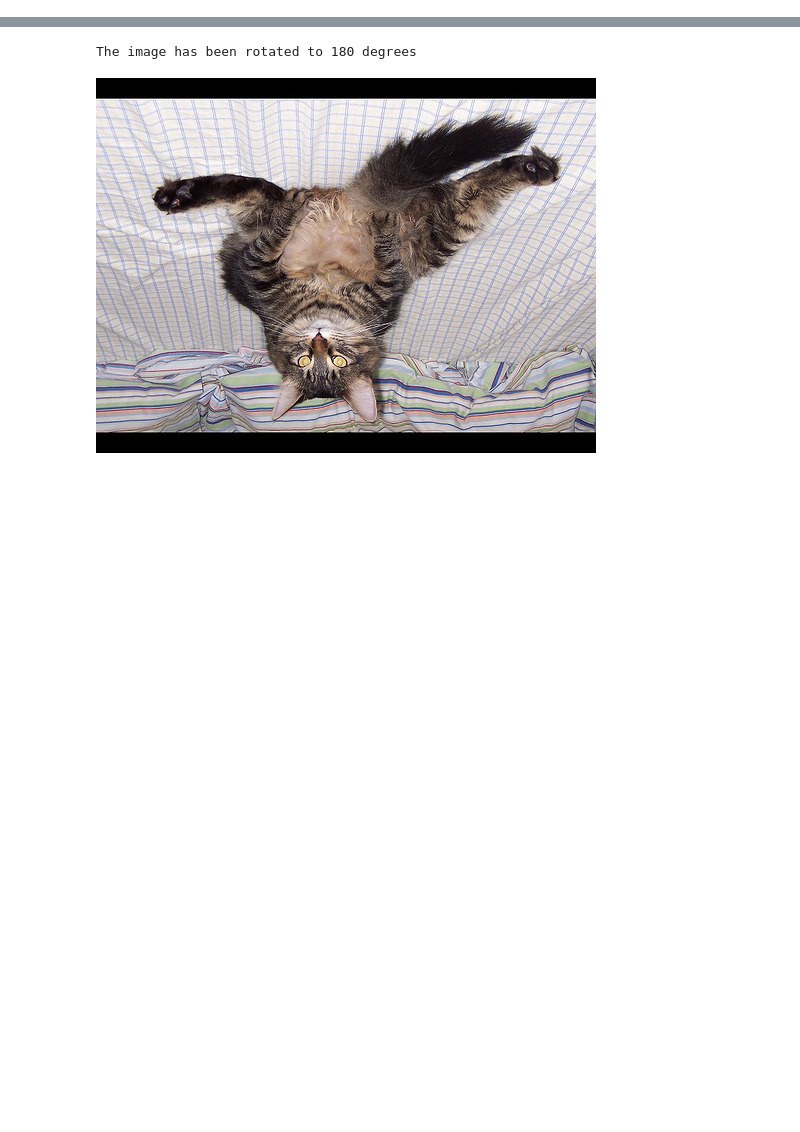
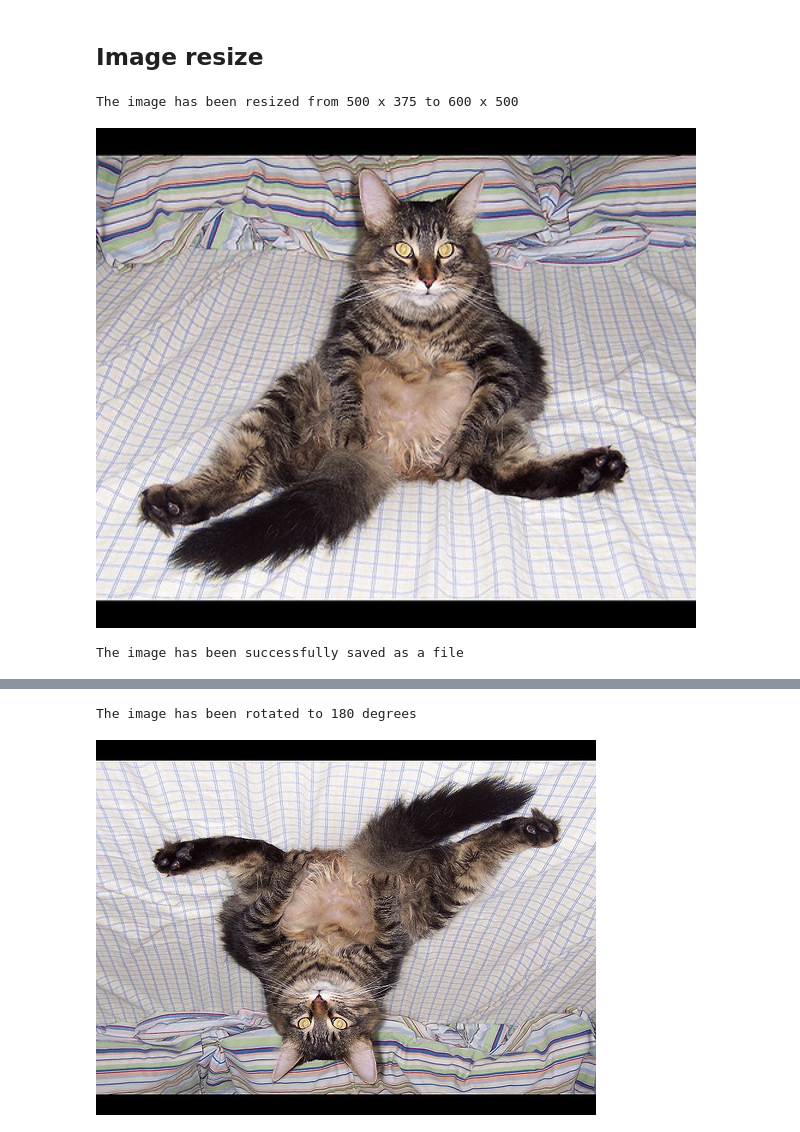
Before and after one commit to OleksiiHayvoronskyi/lesson_57, a Jupyter notebook: Lesson_57_PixelOperations.ipynb, the cells around one changed output, grey strips where cells are left out. Drawn from its saved outputs; the diff is of its cells as text; code cells hidden in the pictures; blank space fills up the shorter version.

```diff
--- a/Lesson_57_PixelOperations.ipynb
+++ b/Lesson_57_PixelOperations.ipynb
@@ -30,0 +106,16 @@ JPEG (500, 375) RGB
+# %% [markdown]
+## Image resize
+# %%
+# Creating na object of the Resize method.
+img_resize = img_origin.resize((600, 500))
+print(Fore.BLUE + '\033[1m' + 'The image has been resized from 500 x 375 to 600 x 500')
+img_resize
+# %% [output]
+The image has been resized from 500 x 375 to 600 x 500
+[figure, added]
+# %%
+# Saving the image into a file 'img_resize.png'.
+img_resize.save('img_resize.png')
+print('The image has been successfully saved as a file')
+# %% [output]
+The image has been successfully saved as a file
```
Also changed, not shown: parts of 23 cells of this notebook.
